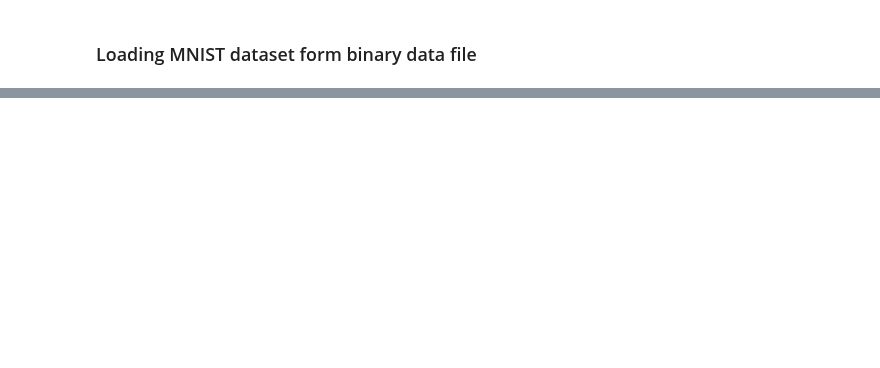
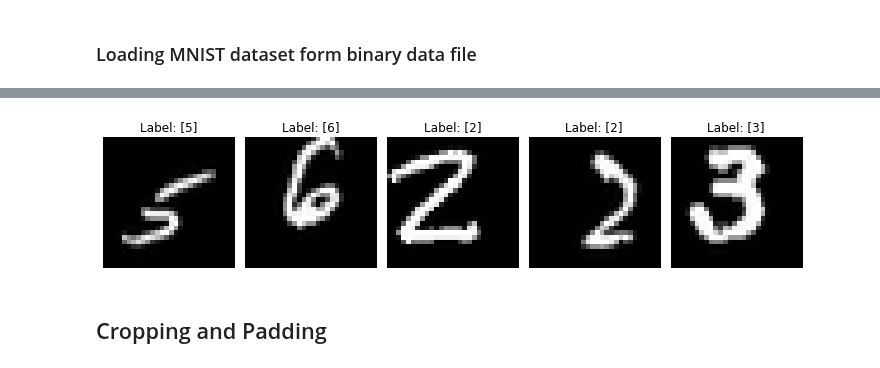
Before and after one commit to kattelsameer/HandWritten-Digit-Recognition-using-Deep-Learning, a Jupyter notebook: 10. Extended/Data Augmentation.ipynb, the cells around one changed output, grey strips where cells are left out. Saved outputs shown, nothing was run; the diff lists cells and outputs as text; code cells hidden in the pictures; blank space fills up the shorter version.

```diff
--- a/10. Extended/Data Augmentation.ipynb
+++ b/10. Extended/Data Augmentation.ipynb
@@ -32,0 +213,17 @@ from dataset import get_files
+# %%
+fig = plt.figure(figsize=(10, 3))
+axes = fig.subplots(1, imgs.shape[0])
+
+shifted_images, labels = shift(imgs,lbls, shifting ="both", save_image = False)
+
+for i in range(lbls.shape[0]):
+    axes[i].imshow(shifted_images[i], cmap='gray')
+    axes[i].set_title("Label: %s"%labels[i])
+    axes[i].set_axis_off()
+
+fig.set_tight_layout(True)
+plt.show()
+# %% [output]
+[figure, added]
+# %% [markdown]
+## Cropping and Padding
```
Also changed, not shown: parts of 33 cells of this notebook.
